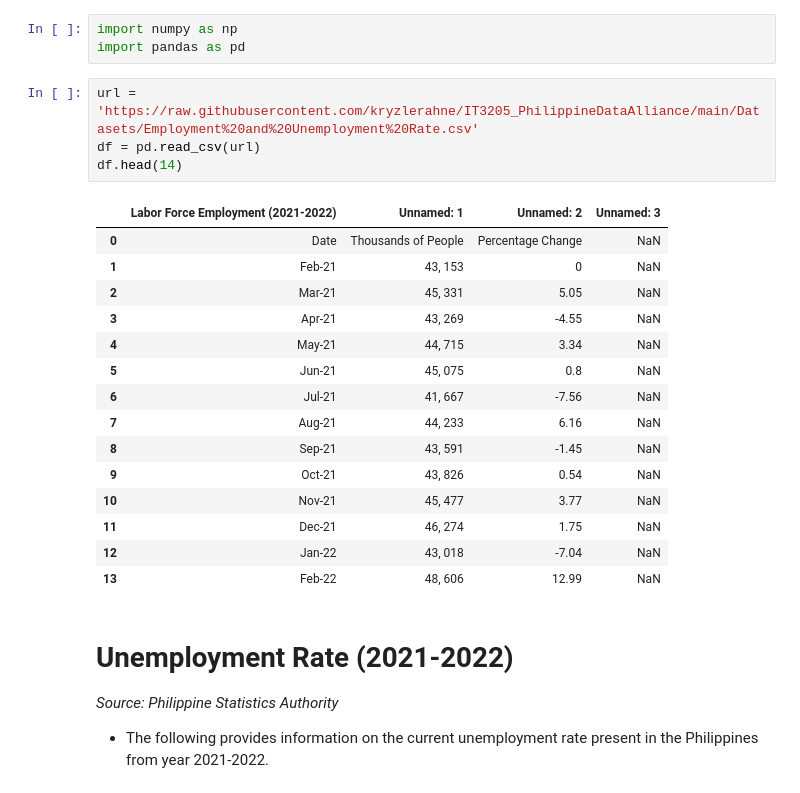
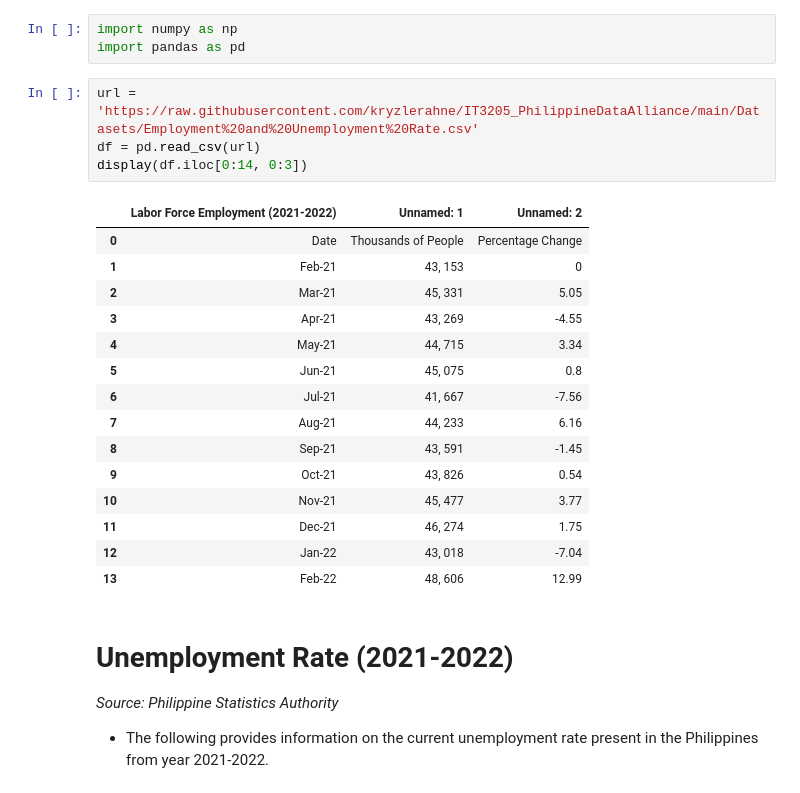
Before and after one commit to kryzlerahne/IT3205_FilipinoDataAlliance, a Jupyter notebook: Codes/The_Future_Pay_Visualizations.ipynb, the cells around one changed output. Drawn from its saved outputs; the diff is of its cells as text.

```diff
--- a/Codes/The_Future_Pay_Visualizations.ipynb
+++ b/Codes/The_Future_Pay_Visualizations.ipynb
@@ -12,23 +12,23 @@ import pandas as pd
 # %%
 url = 'https://raw.githubusercontent.com/kryzlerahne/IT3205_PhilippineDataAlliance/main/Datasets/Employment%20and%20Unemployment%20Rate.csv'
 df = pd.read_csv(url)
-df.head(14)
+display(df.iloc[0:14, 0:3])
 # %% [output]
-|  | Labor Force Employment (2021-2022) | Unnamed: 1 | Unnamed: 2 | Unnamed: 3 |
-| 0 | Date | Thousands of People | Percentage Change | NaN |
-| 1 | Feb-21 | 43, 153 | 0 | NaN |
-| 2 | Mar-21 | 45, 331 | 5.05 | NaN |
-| 3 | Apr-21 | 43, 269 | -4.55 | NaN |
-| 4 | May-21 | 44, 715 | 3.34 | NaN |
-| 5 | Jun-21 | 45, 075 | 0.8 | NaN |
-| 6 | Jul-21 | 41, 667 | -7.56 | NaN |
-| 7 | Aug-21 | 44, 233 | 6.16 | NaN |
-| 8 | Sep-21 | 43, 591 | -1.45 | NaN |
-| 9 | Oct-21 | 43, 826 | 0.54 | NaN |
-| 10 | Nov-21 | 45, 477 | 3.77 | NaN |
-| 11 | Dec-21 | 46, 274 | 1.75 | NaN |
-| 12 | Jan-22 | 43, 018 | -7.04 | NaN |
-| 13 | Feb-22 | 48, 606 | 12.99 | NaN |
+|  | Labor Force Employment (2021-2022) | Unnamed: 1 | Unnamed: 2 |
+| 0 | Date | Thousands of People | Percentage Change |
+| 1 | Feb-21 | 43, 153 | 0 |
+| 2 | Mar-21 | 45, 331 | 5.05 |
+| 3 | Apr-21 | 43, 269 | -4.55 |
+| 4 | May-21 | 44, 715 | 3.34 |
+| 5 | Jun-21 | 45, 075 | 0.8 |
+| 6 | Jul-21 | 41, 667 | -7.56 |
+| 7 | Aug-21 | 44, 233 | 6.16 |
+| 8 | Sep-21 | 43, 591 | -1.45 |
+| 9 | Oct-21 | 43, 826 | 0.54 |
+| 10 | Nov-21 | 45, 477 | 3.77 |
+| 11 | Dec-21 | 46, 274 | 1.75 |
+| 12 | Jan-22 | 43, 018 | -7.04 |
+| 13 | Feb-22 | 48, 606 | 12.99 |
 # %% [markdown]
 # Unemployment Rate (2021-2022)
 *Source: Philippine Statistics Authority*
```
Also changed, not shown: parts of 6 cells of this notebook.
